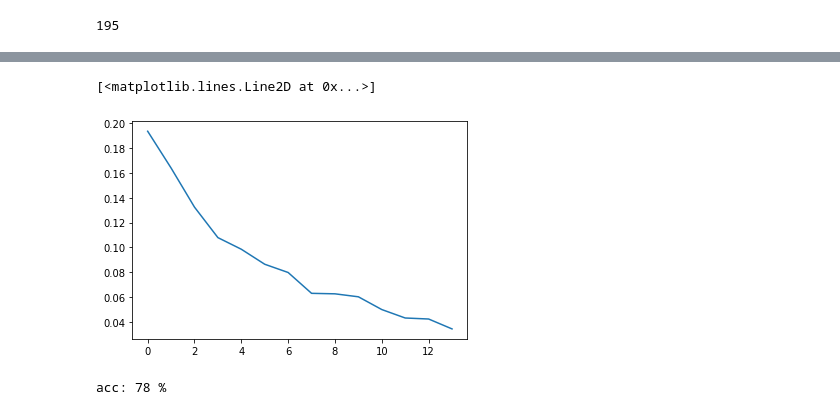
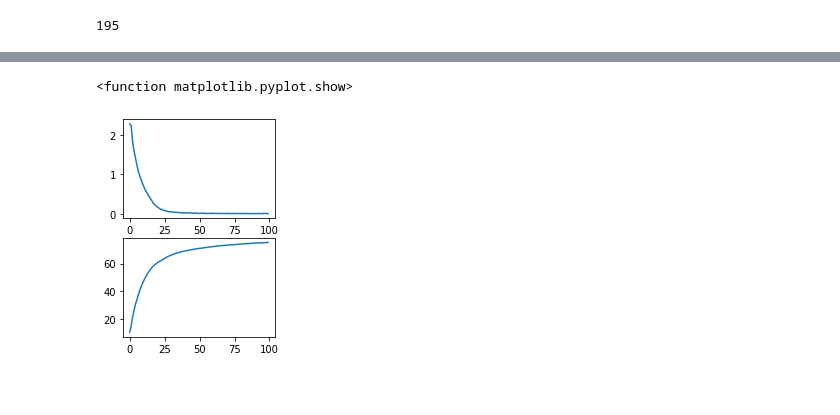
Before and after one commit to Bo-kyoung/AI-practices, a Jupyter notebook: VGG16_CIFAR10.ipynb, the cells around one changed output, grey strips where cells are left out. Cells and saved outputs as stored; diff of their text form; code cells hidden in the pictures; blank space fills up the shorter version.

```diff
--- a/VGG16_CIFAR10.ipynb
+++ b/VGG16_CIFAR10.ipynb
@@ -136,6 +163,10 @@ print(total_batch)
 # %%
 loss_graph = []
 training_epochs = 100
+correct = 0
+total = 0
+cor = 0
+acc = []
 for epoch in range(training_epochs):
     avg_cost = 0
     running_loss = 0.0
@@ -152,9 +183,23 @@ for epoch in range(training_epochs):
       optimizer.step()
 
 
+
       avg_cost += cost / total_batch
 
     loss_graph.append(avg_cost)
+    with torch.no_grad():
+      for data in test_loader:
+        images, labels = data
+        images = images.to(device)
+        labels = labels.to(device)
+        outputs = model(images)
+        _, predicted = torch.max(outputs.data,1)
+
+      total += labels.size(0)
+      correct += (predicted == labels).sum().item()
+      cor = 100*correct/total
+      acc.append(cor)
+    print('acc: %d %%' % (100*correct/total))
 
     print('[Epoch: {:>4}] cost = {:>.9}'.format(epoch + 1, avg_cost))
 # %% [output]
@@ -178,23 +223,11 @@ loss_graph_2 = torch.as_tensor(loss_graph,device='cpu')
-# %%
-plt.plot(loss_graph_2)
-# %% [output]
-[<matplotlib.lines.Line2D at 0x...>]
-[figure, removed]
-# %%
-correct = 0
-total = 0
-
-with torch.no_grad():
-  for data in test_loader:
-    images, labels = data
-    images = images.to(device)
-    labels = labels.to(device)
-    outputs = model(images)
-    _, predicted = torch.max(outputs.data,1)
-
-    total += labels.size(0)
-    correct += (predicted == labels).sum().item()
-
-print('acc: %d %%' % (100*correct/total))
-# %% [output]
-acc: 78 %
+# %%
+loss_graph_2 = torch.as_tensor(loss_graph,device='cpu')
+acc_2 = torch.as_tensor(acc,device='cpu')
+plt.subplot(222)
+plt.plot(loss_graph_2)
+plt.subplot(224)
+plt.plot(acc_2)
+plt.show
+# %% [output]
+<function matplotlib.pyplot.show>
+[figure, added]
```
Also changed, not shown: parts of 5 cells of this notebook.
